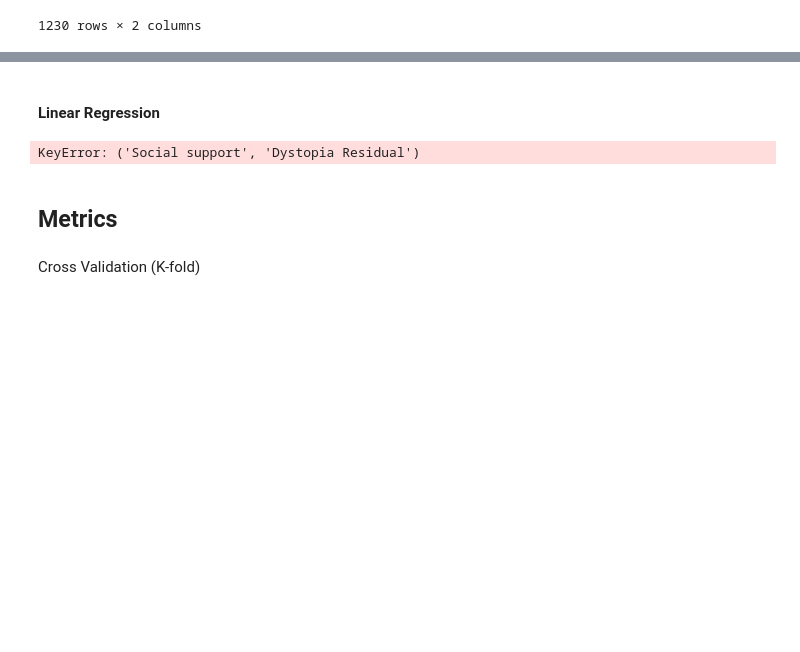
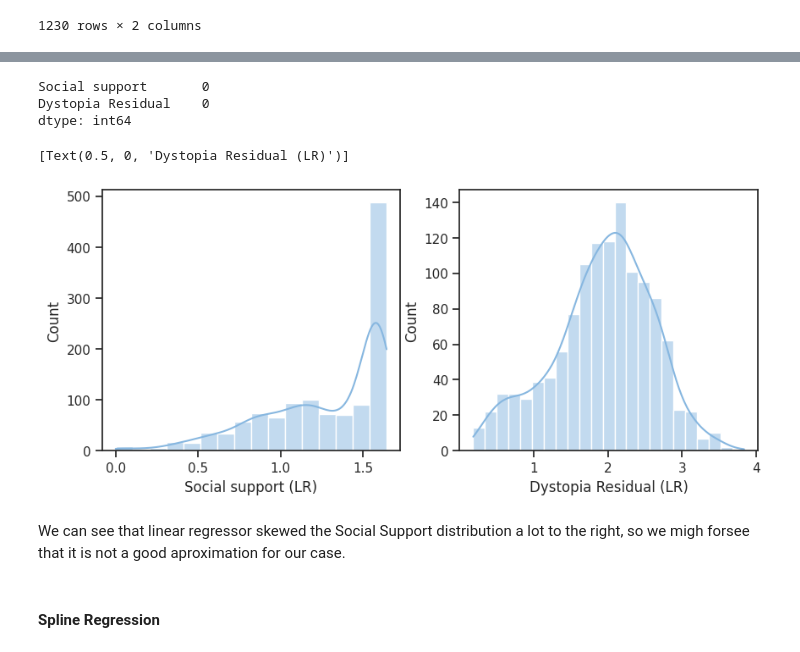
Before and after one commit to gabis96/ML-models-comparison, a Jupyter notebook: notebooks/2.feature_engineering.ipynb, the cells around one changed output, grey strips where cells are left out. Saved outputs shown, nothing was run; the diff lists cells and outputs as text; code cells hidden in the pictures; blank space fills up the shorter version.

```diff
--- a/notebooks/2.feature_engineering.ipynb
+++ b/notebooks/2.feature_engineering.ipynb
@@ -176,0 +207,3 @@ dtype: int64
+# %%
+df_LRimputer = df_le.interpolate(method='linear', limit_direction='both', axis=0)[['Social support', 'Dystopia Residual']]
+df_LRimputer
@@ -177,27 +224,20 @@ dtype: int64
+# %%
+# Check missing values again
+df_LRimputer.isna().sum()
+# %% [output]
+Social support       0
+Dystopia Residual    0
+dtype: int64
+# %%
+# Plot distribution of columns with imputed values with Linear Regression
+f, ax = plt.subplots(1, 2, figsize=(10,4))
+
+sns.histplot(df_LRimputer, x='Social support', kde=True, ax=ax[0]).set(xlabel ="Social support (LR)")
+sns.histplot(df_LRimputer, x='Dystopia Residual', kde=True, ax=ax[1]).set(xlabel ="Dystopia Residual (LR)")
+# %% [output]
+[Text(0.5, 0, 'Dystopia Residual (LR)')]
+[figure, added]
+# %% [markdown]
+We can see that linear regressor skewed the Social Support distribution a lot to the right, so we migh forsee that it is not a good aproximation for our case.
 # %% [markdown]
-#### Linear Regression
+#### Spline Regression
-# %%
-# Defining Linear Regressor
-from sklearn.linear_model import LinearRegression
-model_ss = LinearRegression()
-
-# Cross validate
-train_data = df_le[df_le[['Social support', 'Dystopia Residual']].notna()]
-test_data = df_le[df_le['Social support', 'Dystopia Residual'].isna()]
-
-X_train= train_data.drop(['Social support', 'Dystopia Residual'],axis=1)
-y_train = train_data[['Social support', 'Dystopia Residual']]
-
-X_test = test_data.drop(['Social support', 'Dystopia Residual'],axis=1)
-y_test = test_data[['Social support', 'Dystopia Residual']]
-
-model_ss.fit(X_train, y_train)
-
-y_pred = model_ss.predict(X_test)
-y_pred
-# %% [output]
-KeyError: ('Social support', 'Dystopia Residual')
-# %% [markdown]
-## Metrics
-# %% [markdown]
-Cross Validation (K-fold)
```
Also changed, not shown: parts of 32 cells of this notebook.
